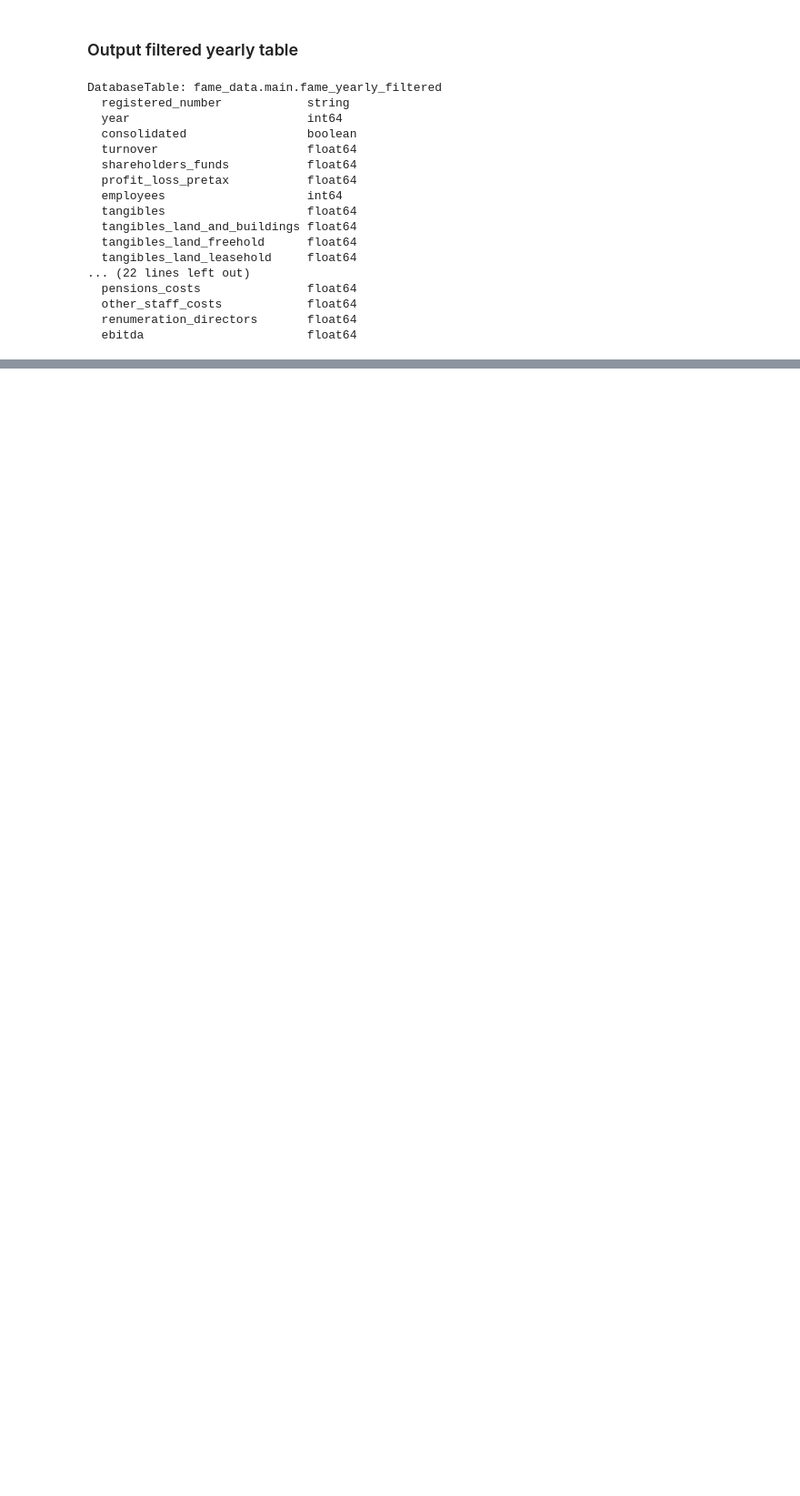
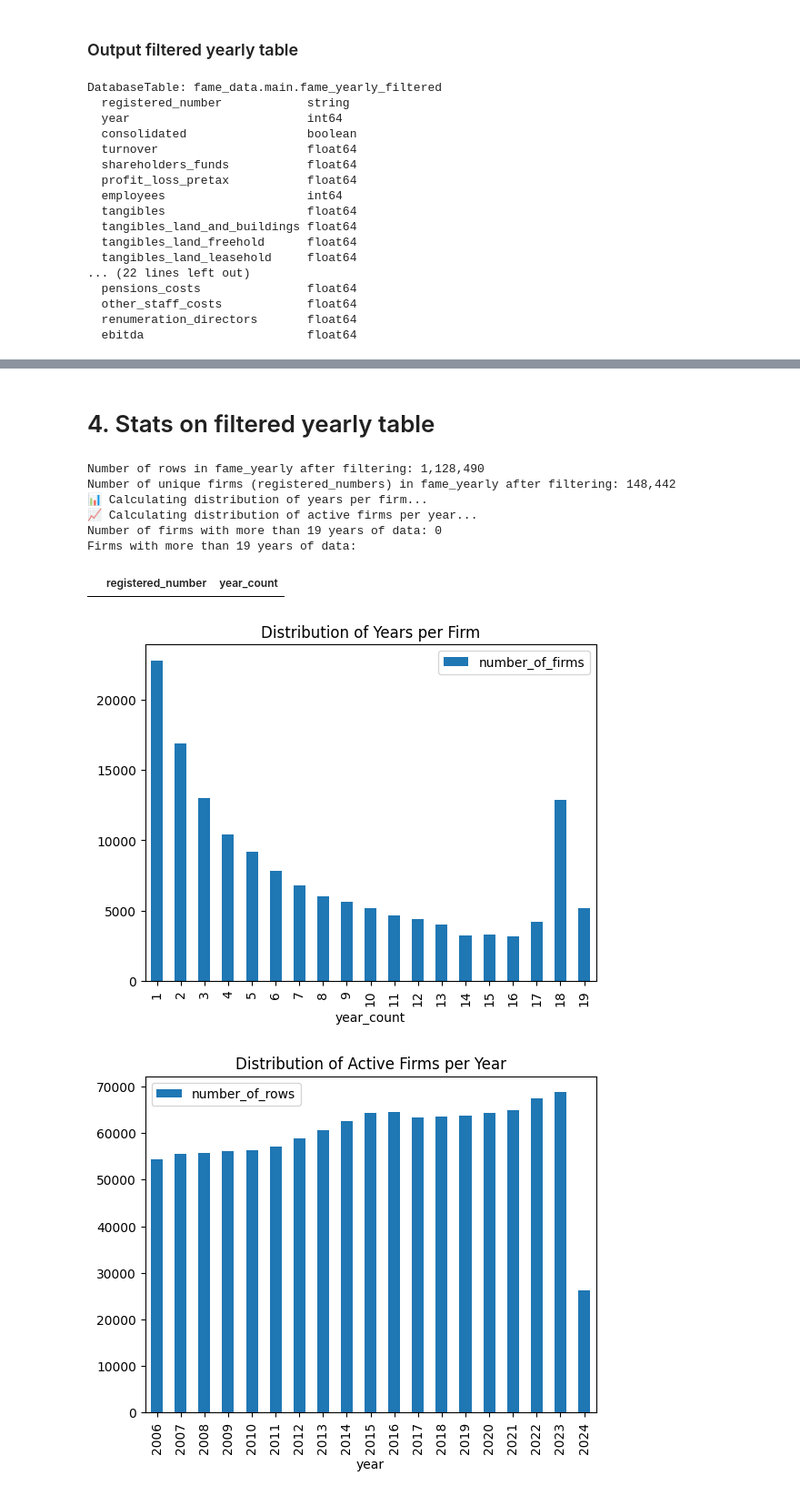
Before and after one commit to aloysiuslip/ucl-diss-ECON0079, a Jupyter notebook: build/src/main_3_filter.ipynb, the cells around one changed output, grey strips where cells are left out. Shown at 91% size. Drawn from its saved outputs; the diff is of its cells as text; code cells hidden in the pictures; blank space fills up the shorter version.

Commit message:
Dropped many incomplete rows and filtered with distributions

```diff
--- a/build/src/main_3_filter.ipynb
+++ b/build/src/main_3_filter.ipynb
@@ -344,0 +324,62 @@ print(f"📊 Final panel row count (fame_yearly): {final_yearly_count:,}")
+# %% [markdown]
+# 4. Stats on filtered yearly table
+# %%
+import ibis
+from utils.f_0_dirs import get_data_dirs
+
+dirs = get_data_dirs(segment="build")
+con = ibis.duckdb.connect(str(dirs.db_path))
+fame_yearly_running = con.table("fame_yearly")
+
+yearly_count_end = fame_yearly_running.count().execute()
+print(f"Number of rows in fame_yearly after filtering: {yearly_count_end:,}")
+
+# How many unique registered_numbers are left after filtering?
+unique_registered_numbers = fame_yearly_running['registered_number'].nunique().execute()
+print(f"Number of unique firms (registered_numbers) in fame_yearly after filtering: {unique_registered_numbers:,}")
+
+# Group the rows by registered_numbers. What is the distribution of the number of rows per registered_number?
+# Sum the number of firms which have 1 row, 2 rows, 3 rows, etc. to get the distribution of years for each firm.
+
+print("📊 Calculating distribution of years per firm...")
+# Step 1: Count how many rows (years) exist for each firm
+years_per_firm = fame_yearly_running.group_by("registered_number").aggregate(year_count=fame_yearly_running.count())
+
+# Step 2: Group by the year_count to see how many firms have exactly 1 year, 2 years, etc.
+firm_year_distribution = (
+    years_per_firm.group_by("year_count")
+    .aggregate(number_of_firms=years_per_firm.count())
+    .order_by("year_count")
+    .execute()
+)
+firm_year_distribution.plot.bar(x="year_count", y="number_of_firms", title="Distribution of Years per Firm")
+
+# Group the rows by year. What is the distribution of the number of rows per year?
+print("📈 Calculating distribution of active firms per year...")
+rows_per_year_distribution = (
+    fame_yearly_running.group_by("year")
+    .aggregate(number_of_rows=fame_yearly_running.count())
+    .order_by("year")
+    .execute()
+)
+rows_per_year_distribution.plot.bar(x="year", y="number_of_rows", title="Distribution of Active Firms per Year")
+
+# Get the registered_numbers of any firms that have >19 year_count of data
+firms_with_many_years = (
+    years_per_firm.filter(years_per_firm.year_count > 19)
+    .select("registered_number", "year_count")
+    .execute()
+)
+print(f"Number of firms with more than 19 years of data: {len(firms_with_many_years):,}")
+print("Firms with more than 19 years of data:")
+display(firms_with_many_years)
+# %% [output]
+Number of rows in fame_yearly after filtering: 1,128,490
+Number of unique firms (registered_numbers) in fame_yearly after filtering: 148,442
+📊 Calculating distribution of years per firm...
+📈 Calculating distribution of active firms per year...
+Number of firms with more than 19 years of data: 0
+Firms with more than 19 years of data:
+|  | registered_number | year_count |
+[figure, new version]
+[figure, new version]
```
Also changed, not shown: parts of 10 cells of this notebook, 2 other files.
